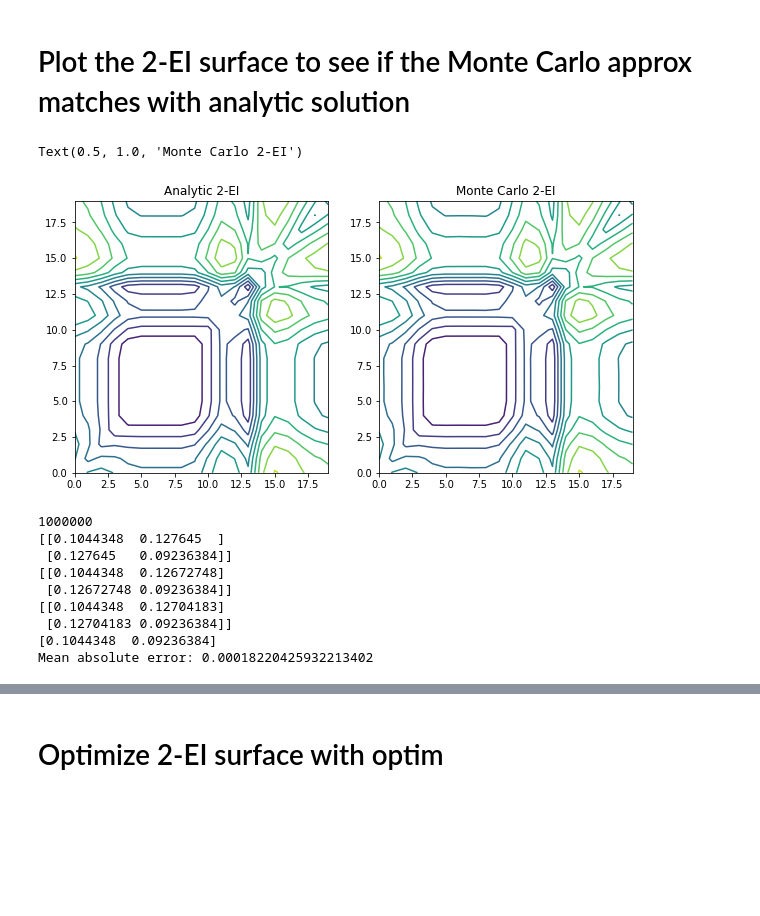
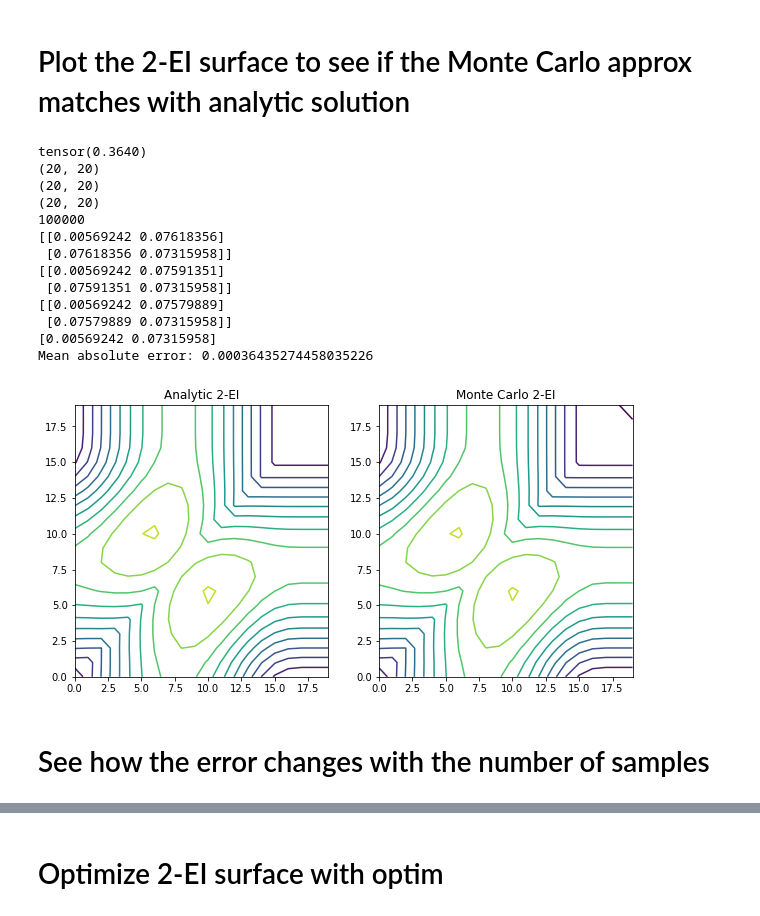
Before and after one commit to daidaixiong/gpytorch, a Jupyter notebook: examples/12_Bayesian_Optimization/bayesopt.ipynb, the cells around one changed output, grey strips where cells are left out. Cells and saved outputs as stored; diff of their text form; code cells hidden in the pictures; blank space fills up the shorter version.

```diff
--- a/examples/12_Bayesian_Optimization/bayesopt.ipynb
+++ b/examples/12_Bayesian_Optimization/bayesopt.ipynb
@@ -65,17 +71,18 @@ n = 50
 x = torch.linspace(-bound,bound,n)
 
 y_prior = model(x)
-torch.manual_seed(8)
+torch.manual_seed(13)
 y = y_prior.sample()
+print(y[0])
 
 train_idx = [np.round(n/3), np.round(n*2/3)];
+train_idx = [0, n-1]
 train_x = x[train_idx]
 train_y = y[train_idx]
 print(train_x)
 print(train_y)
 model.set_train_data(train_x, train_y, strict=False)
 y_post = model(x)
-
 
 with torch.no_grad():
     # Initialize plot
@@ -150,8 +203,8 @@ def multi_start_optim(func, num_iters=100, x_inits=None, learning_rate=0.01,  nu
 y_best = torch.min(train_y)
 
 ei = expected_improvement_wrapper(x, model, y_best)
-print(torch.max(ei))
-print(x[torch.argmax(ei)])
+print('max ei:', torch.max(ei))
+print('optimal x:', x[torch.argmax(ei)])
 with torch.no_grad():
     # Initialize plot
     f, ax = plt.subplots(2, 1, figsize=(8, 10))
@@ -172,7 +225,9 @@ with torch.no_grad():
 num_iters = 100
 learning_rate = 0.01
 func = lambda x: -expected_improvement_wrapper(x, model, y_best)
-x_star, ei = multi_start_optim(func, num_restarts=5)
-ax[1].plot(x_star.item(), -ei.item(), 'bs', label='optimized by multi-starts Adam')
+bounds = np.array([[-bound, bound]])
+x_star, max_ei = multi_start_optim(func, bounds=bounds, num_restarts=5)
+print("optimized x:", x_star)
+ax[1].plot(x_star.item(), -max_ei.item(), 'bs', label='optimized by multi-starts Adam')
 ax[1].legend()
 # %% [output]
@@ -358,32 +407,55 @@ tensor(-0.6169)
 # %% [markdown]
 # Plot the 2-EI surface to see if the Monte Carlo approx matches with analytic solution
 # %%
+print(y_best)
+
+num_mc_samples = 100000
+qEI = qExpectedImprovement(model, y_best, num_mc_samples)
+test_x = torch.linspace(-bound, bound, 20)
+compute_diag_with_ei = True
+two_ei_surface = qEI.compute_2ei_surface(test_x, analytic=False,
+                                         compute_diag_with_ei=compute_diag_with_ei)
+print(two_ei_surface.shape)
+
+two_ei_surface1 = qEI.compute_2ei_surface(test_x, analytic=True,
+                                          compute_diag_with_ei=compute_diag_with_ei)
+print(two_ei_surface1.shape)
+
+two_ei_surface2 = qEI.compute_2ei_surface(test_x, analytic=False, use_forward=True,
+                                          compute_diag_with_ei=compute_diag_with_ei)
+print(two_ei_surface2.shape)
+
+
 f, ax = plt.subplots(1, 2, figsize=(10, 5))
 #ax[0].contour(two_ei_surface, 10)
 #ax[0].title('monte carlo comput
 ax[0].contour(two_ei_surface1, 10)
 ax[0].set_title('Analytic 2-EI')
 ax[1].contour(two_ei_surface2, 10)
 ax[1].set_title('Monte Carlo 2-EI')
+
+print(qEI.num_mc_samples)
+print_num = 2
+print(two_ei_surface[:print_num,:print_num])
+print(two_ei_surface2[:print_num,:print_num])
+print(two_ei_surface1[:print_num,:print_num])
+ei_test_x = expected_improvement_wrapper(test_x, model, y_best)
+print(ei_test_x[:print_num].detach().numpy())
+print('Mean absolute error:', np.mean(np.abs(two_ei_surface1 - two_ei_surface2)))
 # %% [output]
-Text(0.5, 1.0, 'Monte Carlo 2-EI')
+tensor(0.3640)
+(20, 20)
+(20, 20)
+(20, 20)
+100000
+[[0.00569242 0.07618356]
+ [0.07618356 0.07315958]]
+[[0.00569242 0.07591351]
+ [0.07591351 0.07315958]]
+[[0.00569242 0.07579889]
+ [0.07579889 0.07315958]]
+[0.00569242 0.07315958]
+Mean absolute error: 0.00036435274458035226
-[figure, old version]
+[figure, new version]
-# %%
-print(qEI.num_mc_samples)
-print_num = 2
-print(two_ei_surface[:print_num,:print_num])
-print(two_ei_surface2[:print_num,:print_num])
-print(two_ei_surface1[:print_num,:print_num])
-ei = expected_improvement_wrapper(test_x, model, y_best)
-print(ei[:print_num].detach().numpy())
-print('Mean absolute error:', np.mean(np.abs(two_ei_surface1 - two_ei_surface2)))
-# %% [output]
-1000000
-[[0.1044348  0.127645  ]
- [0.127645   0.09236384]]
-[[0.1044348  0.12672748]
- [0.12672748 0.09236384]]
-[[0.1044348  0.12704183]
- [0.12704183 0.09236384]]
-[0.1044348  0.09236384]
-Mean absolute error: 0.00018220425932213402
+# %% [markdown]
+# See how the error changes with the number of samples
```
Also changed, not shown: parts of 15 cells of this notebook.
